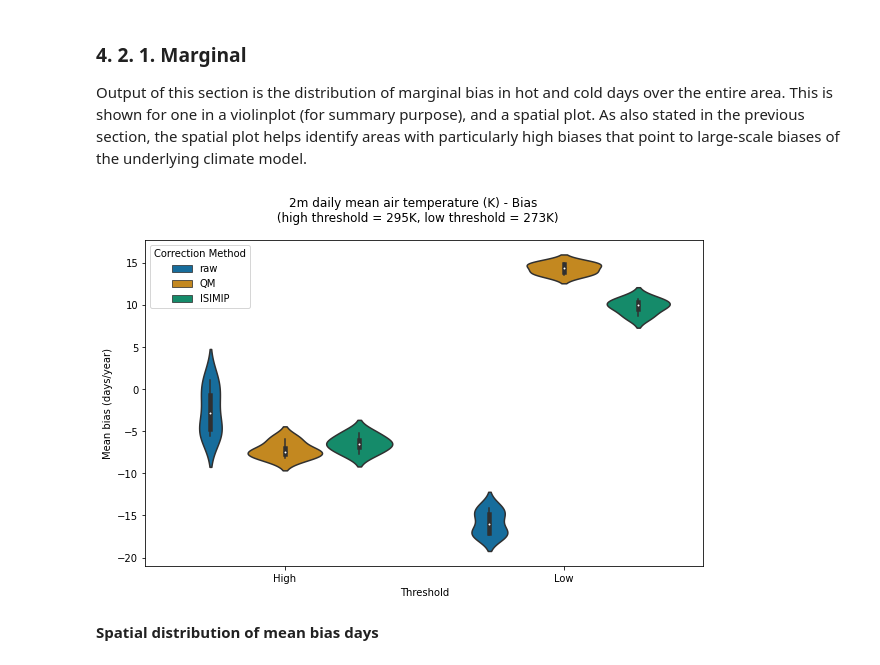
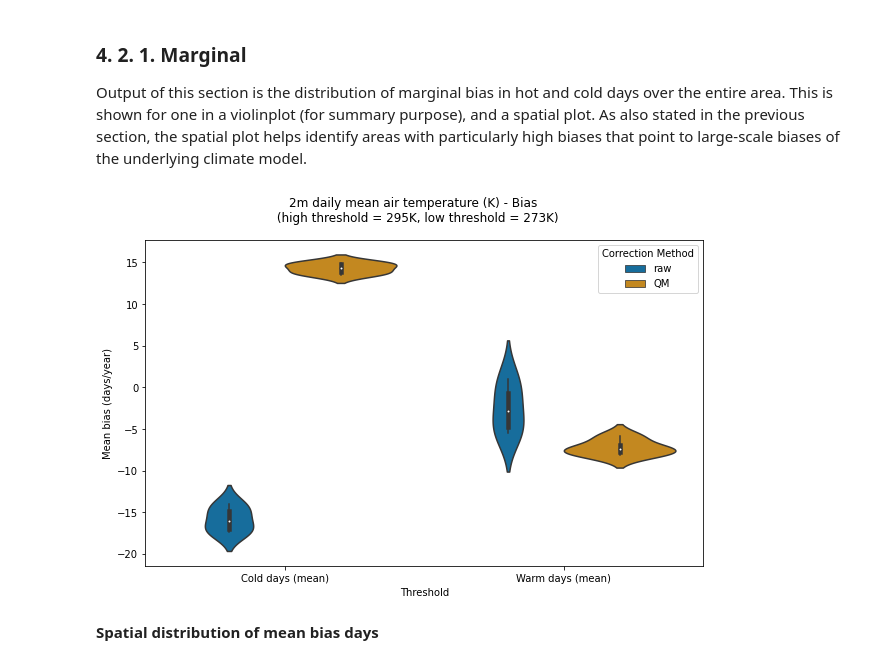
Before and after one commit to ecmwf-projects/ibicus, a Jupyter notebook: notebooks/debiasers_comparison_and_evaluation.ipynb, the cells around one changed output. Cells and saved outputs as stored; diff of their text form; code cells hidden in the pictures.

```diff
--- a/notebooks/debiasers_comparison_and_evaluation.ipynb
+++ b/notebooks/debiasers_comparison_and_evaluation.ipynb
@@ -209,16 +239,15 @@ The section will be expanded to incorporate the full set of climate change indic
 
 Output of this section is the distribution of marginal bias in hot and cold days over the entire area. This is shown for one in a violinplot (for summary purpose), and a spatial plot. As also stated in the previous section, the spatial plot helps identify areas with particularly high biases that point to large-scale biases of the underlying climate model.
 # %%
-tas_EOT_marginal_bias = EOT.calculate_marginal_bias(variable = 'tas',
+tas_EOT_marginal_bias = EOT.calculate_marginal_bias(thresholds = ['mean_cold_day', 'mean_warm_day'],
                                                         data_obs = tas_obs_validate,
                                                         raw = tas_cm_future,
-                                                        QM = tas_debiased_QM,
-                                                        ISIMIP = tas_debiased_ISIMIP)
+                                                        QM = tas_debiased_QM)
 
 tas_EOT_meanbiasdays_plot = EOT.plot_distribution_mean_bias_days('tas', tas_EOT_marginal_bias)
 tas_EOT_meanbiasdays_plot.show()
 # %% [output]
-[figure, old version]
+[figure, new version]
 # %% [markdown]
 **Spatial distribution of mean bias days**
 # %%
```
Also changed, not shown: parts of 21 cells of this notebook, 8 other files.
